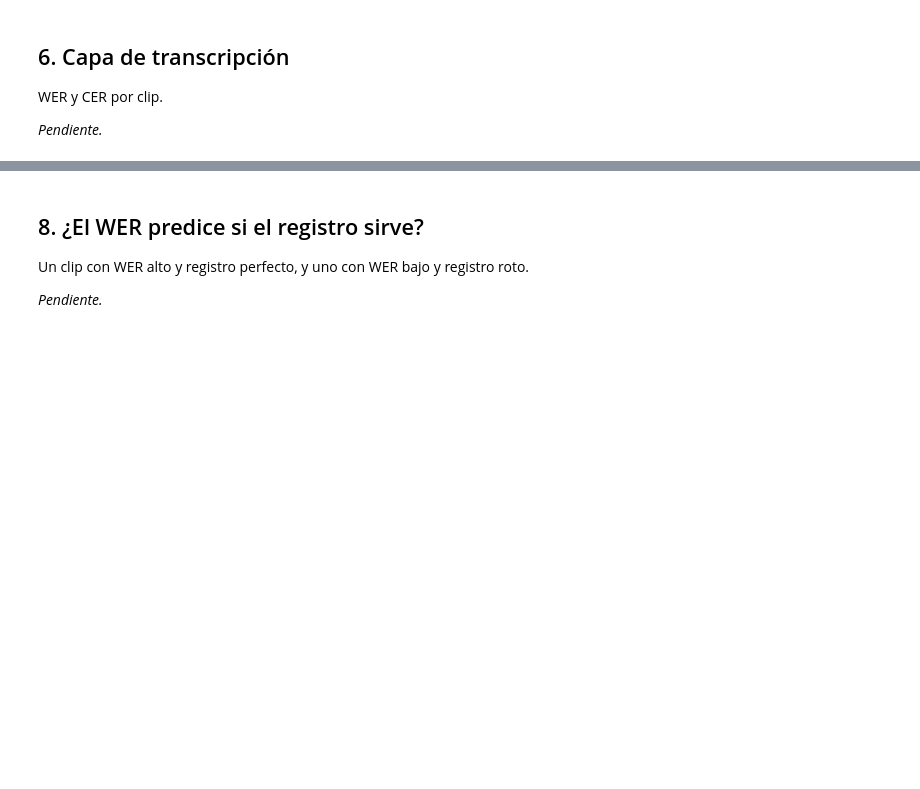
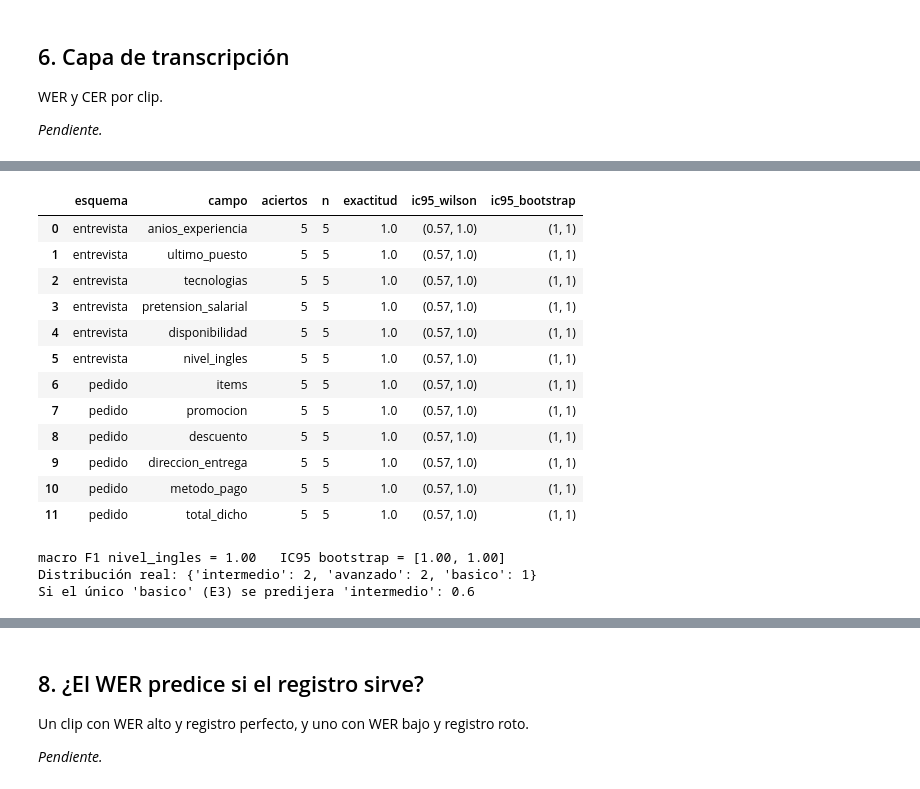
Before and after one commit to mmlis02/HW_05_202602, a Jupyter notebook: notebooks/03_extraccion.ipynb, the cells around one changed output, grey strips where cells are left out. Drawn from its saved outputs; the diff is of its cells as text; code cells hidden in the pictures; blank space fills up the shorter version.

```diff
--- a/notebooks/03_extraccion.ipynb
+++ b/notebooks/03_extraccion.ipynb
@@ -320,0 +504,22 @@ Todo valor que no existe literalmente en la transcripción queda `sin_verificar`
+# %%
+verificados = {clip: verificar(extraidos[clip], transcripciones[clip]) for clip in transcripciones}
+
+filas = []
+for clip, estados in verificados.items():
+    for campo, estado in estados.items():
+        dato = extraidos[clip][campo]
+        if campo == "tecnologias":
+            filas += [{"clip": clip, "campo": f"tecnologias: {t}", "valor": t, "estado": e, "evidencia": ev}
+                      for t, e, ev in zip(dato["valor"], estado, dato["evidencia"])]
+        elif campo == "items":
+            for item, e, mencion in zip(dato["valor"], estado, dato["menciones"]):
+                nombre = f"{item['producto']} {item['tamano']}"
+                filas.append({"clip": clip, "campo": f"item: {nombre}", "valor": f"{item['cantidad']}× {nombre}",
+                              "estado": e["item"], "evidencia": mencion})
+                filas.append({"clip": clip, "campo": f"precio: {nombre}", "valor": item["precio_unitario"],
+                              "estado": e["precio_unitario"], "evidencia": "carta.csv"})
+        else:
+            filas.append({"clip": clip, "campo": campo, "valor": mostrar(dato["valor"]), "estado": estado,
+                          "evidencia": dato["evidencia"]})
+verificacion = pd.DataFrame(filas)
+verificacion
@@ -332,0 +596,39 @@ Exactitud por campo, macro F1 en `nivel_ingles` y error absoluto en los campos n
+# %%
+filas = []
+for esquema in ("entrevista", "pedido"):
+    clips = [c for c in transcripciones if ESQUEMA[c[0]] == esquema]
+    for campo in cfg["esquemas"][esquema]["campos"]:
+        valores = [int(aciertos({k: v["valor"] for k, v in extraidos[c].items()}, gt[c], esquema)[campo]) for c in clips]
+        filas.append({"esquema": esquema, "campo": campo, "aciertos": sum(valores), "n": len(valores),
+                      "exactitud": sum(valores) / len(valores),
+                      "ic95_wilson": tuple(round(x, 2) for x in intervalo_wilson(sum(valores), len(valores))),
+                      "ic95_bootstrap": tuple(round(x, 2) for x in intervalo_bootstrap(valores))})
+pd.DataFrame(filas)
+# %% [output]
+|  | esquema | campo | aciertos | n | exactitud | ic95_wilson | ic95_bootstrap |
+| 0 | entrevista | anios_experiencia | 5 | 5 | 1.0 | (0.57, 1.0) | (1, 1) |
+| 1 | entrevista | ultimo_puesto | 5 | 5 | 1.0 | (0.57, 1.0) | (1, 1) |
+| 2 | entrevista | tecnologias | 5 | 5 | 1.0 | (0.57, 1.0) | (1, 1) |
+| 3 | entrevista | pretension_salarial | 5 | 5 | 1.0 | (0.57, 1.0) | (1, 1) |
+| 4 | entrevista | disponibilidad | 5 | 5 | 1.0 | (0.57, 1.0) | (1, 1) |
+| 5 | entrevista | nivel_ingles | 5 | 5 | 1.0 | (0.57, 1.0) | (1, 1) |
+| 6 | pedido | items | 5 | 5 | 1.0 | (0.57, 1.0) | (1, 1) |
+| 7 | pedido | promocion | 5 | 5 | 1.0 | (0.57, 1.0) | (1, 1) |
+| 8 | pedido | descuento | 5 | 5 | 1.0 | (0.57, 1.0) | (1, 1) |
+| 9 | pedido | direccion_entrega | 5 | 5 | 1.0 | (0.57, 1.0) | (1, 1) |
+| 10 | pedido | metodo_pago | 5 | 5 | 1.0 | (0.57, 1.0) | (1, 1) |
+| 11 | pedido | total_dicho | 5 | 5 | 1.0 | (0.57, 1.0) | (1, 1) |
+# %%
+clases = cfg["esquemas"]["entrevista"]["clases"]["nivel_ingles"]
+entrevistas_clips = [c for c in transcripciones if c.startswith("e")]
+pares = [(gt[c]["nivel_ingles"], extraidos[c]["nivel_ingles"]["valor"]) for c in entrevistas_clips]
+f1 = macro_f1(*zip(*pares), clases)
+ic = intervalo_bootstrap(pares, lambda m: macro_f1(*zip(*m), clases))
+print(f"macro F1 nivel_ingles = {f1:.2f}   IC95 bootstrap = [{ic[0]:.2f}, {ic[1]:.2f}]")
+print("Distribución real:", pd.Series([v for v, _ in pares]).value_counts().to_dict())
+print("Si el único 'basico' (E3) se predijera 'intermedio':",
+      round(macro_f1([v for v, _ in pares], ["intermedio" if c == "e3" else p for c, (_, p) in zip(entrevistas_clips, pares)], clases), 2))
+# %% [output]
+macro F1 nivel_ingles = 1.00   IC95 bootstrap = [1.00, 1.00]
+Distribución real: {'intermedio': 2, 'avanzado': 2, 'basico': 1}
+Si el único 'basico' (E3) se predijera 'intermedio': 0.6
```
Also changed, not shown: parts of 24 cells of this notebook.
